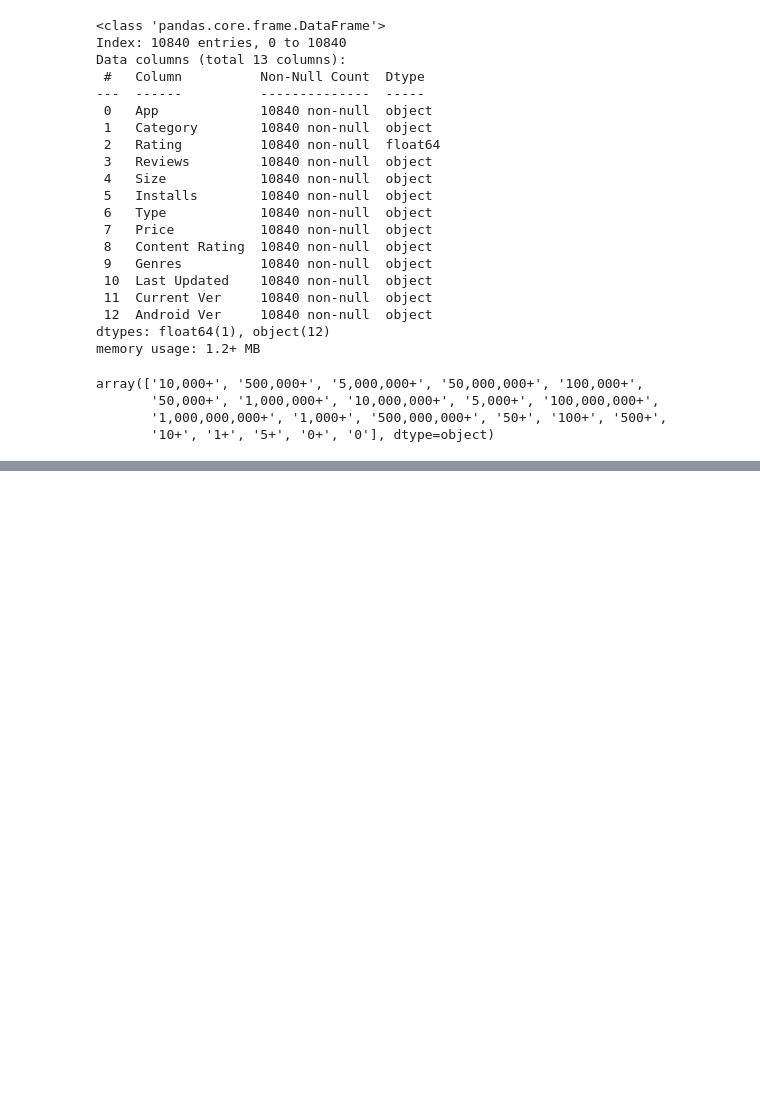
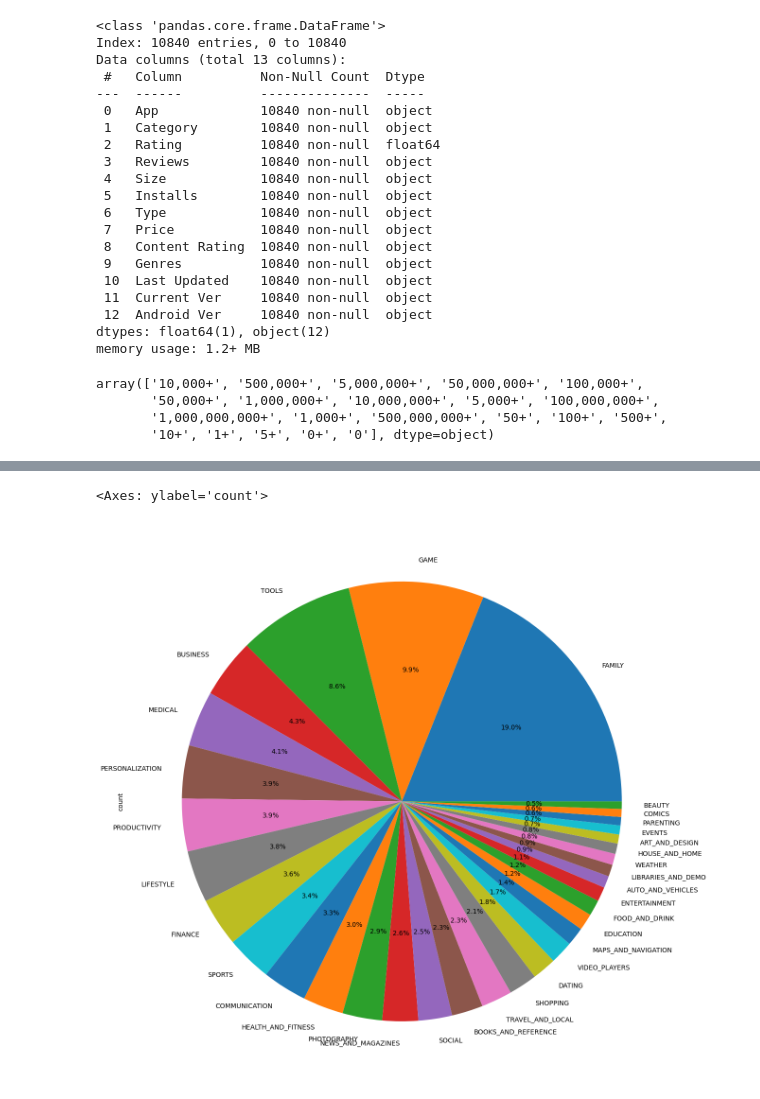
Before and after one commit to abhishek1-3/DataAnalysis, a Jupyter notebook: EDA3.ipynb, the cells around one changed output, grey strips where cells are left out. Drawn from its saved outputs; the diff is of its cells as text; code cells hidden in the pictures; blank space fills up the shorter version.

```diff
--- a/EDA3.ipynb
+++ b/EDA3.ipynb
@@ -242,2 +240,2 @@ ValueError: could not convert string to float: '$4.99'
 # %%
-df.rename(columns={'Price':'Price(in $)'})
+df.rename(columns={'Price':'Price(in $)'}, inplace=True)
@@ -257,0 +353,5 @@ df.rename(columns={'Price':'Price(in $)'})
+# %%
+df['Category'].value_counts().plot.pie(y=df['Category'], figsize=(15,16), autopct="%1.1f%%")
+# %% [output]
+<Axes: ylabel='count'>
+[figure, added]
```
Also changed, not shown: parts of 23 cells of this notebook.
